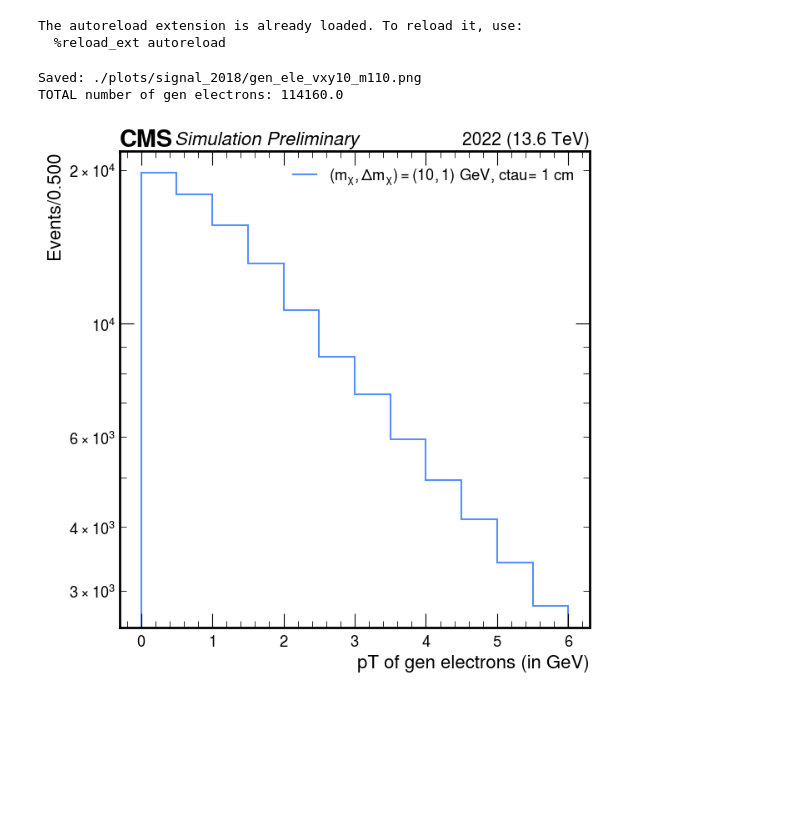
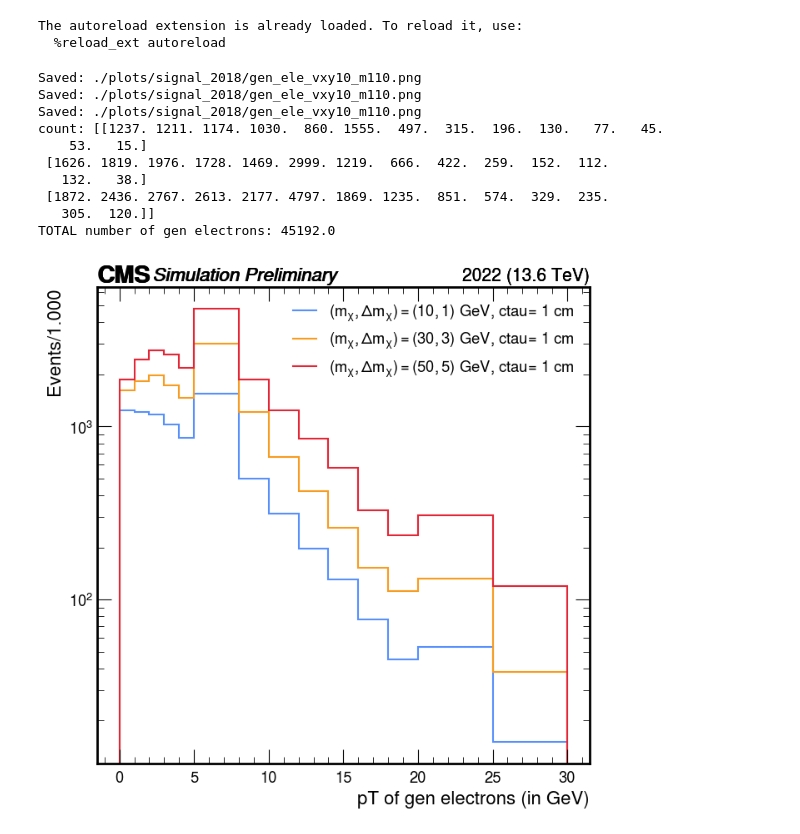
Before and after one commit to cms-idm/IDM, a Jupyter notebook: python_analysis/exampleNotebooks/EREvspT_noxclean.ipynb, the cells around one changed output. Saved outputs shown, nothing was run; the diff lists cells and outputs as text; code cells hidden in the pictures; blank space fills up the shorter version.

```diff
--- a/python_analysis/exampleNotebooks/EREvspT_noxclean.ipynb
+++ b/python_analysis/exampleNotebooks/EREvspT_noxclean.ipynb
@@ -22,7 +22,7 @@ import utils
 The autoreload extension is already loaded. To reload it, use:
   %reload_ext autoreload
 # %%
-f_sig = "../coffea/UpdatedNOxclean_2022/ERE_Updatednoxclean.coffea"
+f_sig = "../coffea/UpdatedNOxclean_2022/ERE_removedxclean_ANmatch.coffea"
 
 #Nested Dictionary:
 sig_histo = util.load(f_sig) [0]
@@ -35,7 +35,7 @@ ctau =10
 # Plot settings
 plot_dict = {
     'variable':'gen_ele_pt',
-    'cut': 'cut0',
+    'cut': 'cut3',
     'year': 2022
 }
 
@@ -60,41 +60,49 @@ style_dict = {
 
 
 #signal points
-m1=10
-# m1s = [10,30,50]
+# m1=10
+m1s = [10,30,50]
 delta =0.1
 ctau =10
 
 
 results = [
     ptools.plot_signal_1D_match(
         sig_histo, m1, delta, ctau,
         plot_dict, style_dict,
         match_type='L', passID=1
     )
-    # for m1 in m1s
+    for m1 in m1s
 ]
 
 counts, edges = zip(*results)
 
 counts = np.array(counts)     # shape: (n_m1, n_bins)
 edges  = np.array(edges)      # shape: (n_m1, n_edges)
 
-
+print ("count:", counts)
 
 mask = counts != 0
 
 bins_x = (edges[:, :-1] + edges[:, 1:])*(0.5)
 
 counts_nonzero_den = np.where(mask, counts, np.nan)
 edges_nonzero_den  = np.where(mask, bins_x, np.nan)
 
 total = np.sum(counts_nonzero_den)
 print ("TOTAL number of gen electrons:", total)
 # %% [output]
 Saved: ./plots/signal_2018/gen_ele_vxy10_m110.png
-TOTAL number of gen electrons: 114160.0
+Saved: ./plots/signal_2018/gen_ele_vxy10_m110.png
+Saved: ./plots/signal_2018/gen_ele_vxy10_m110.png
+count: [[1237. 1211. 1174. 1030.  860. 1555.  497.  315.  196.  130.   77.   45.
+    53.   15.]
+ [1626. 1819. 1976. 1728. 1469. 2999. 1219.  666.  422.  259.  152.  112.
+   132.   38.]
+ [1872. 2436. 2767. 2613. 2177. 4797. 1869. 1235.  851.  574.  329.  235.
+   305.  120.]]
+TOTAL number of gen electrons: 45192.0
-[figure, old version]
+[figure, new version]
 # %%
 fig, ax = plt.subplots(figsize=(7,7))
 
```
Also changed, not shown: parts of 3 cells of this notebook, 3 other files.
